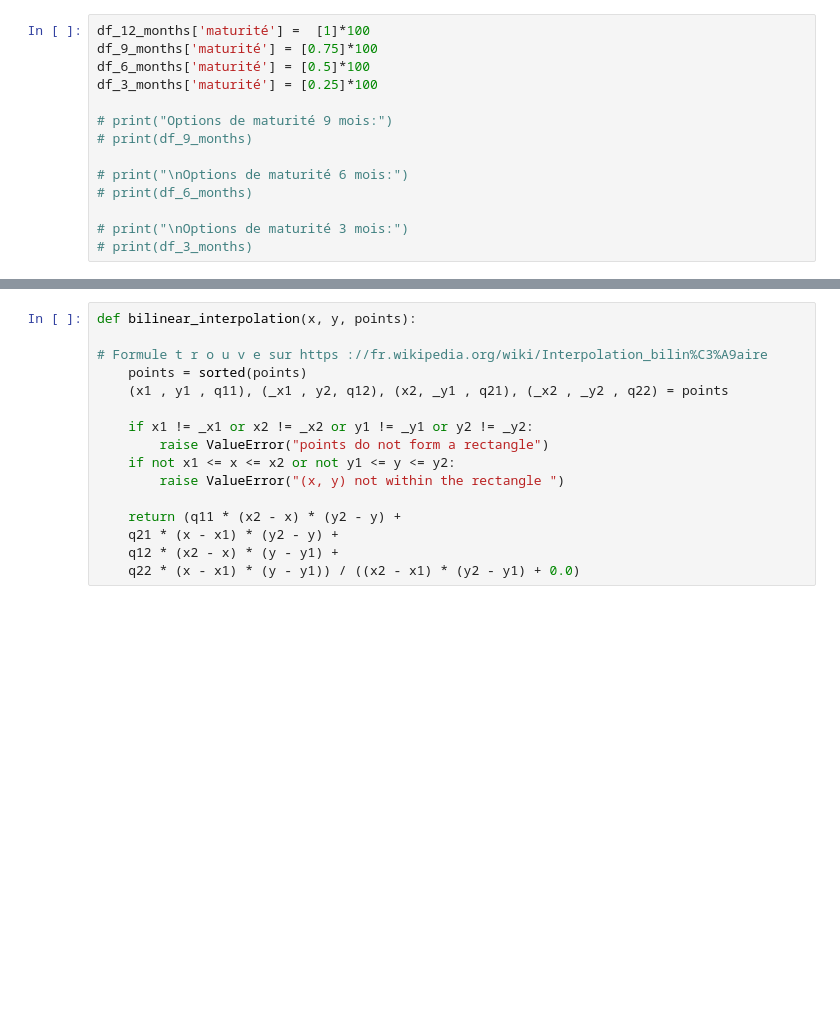
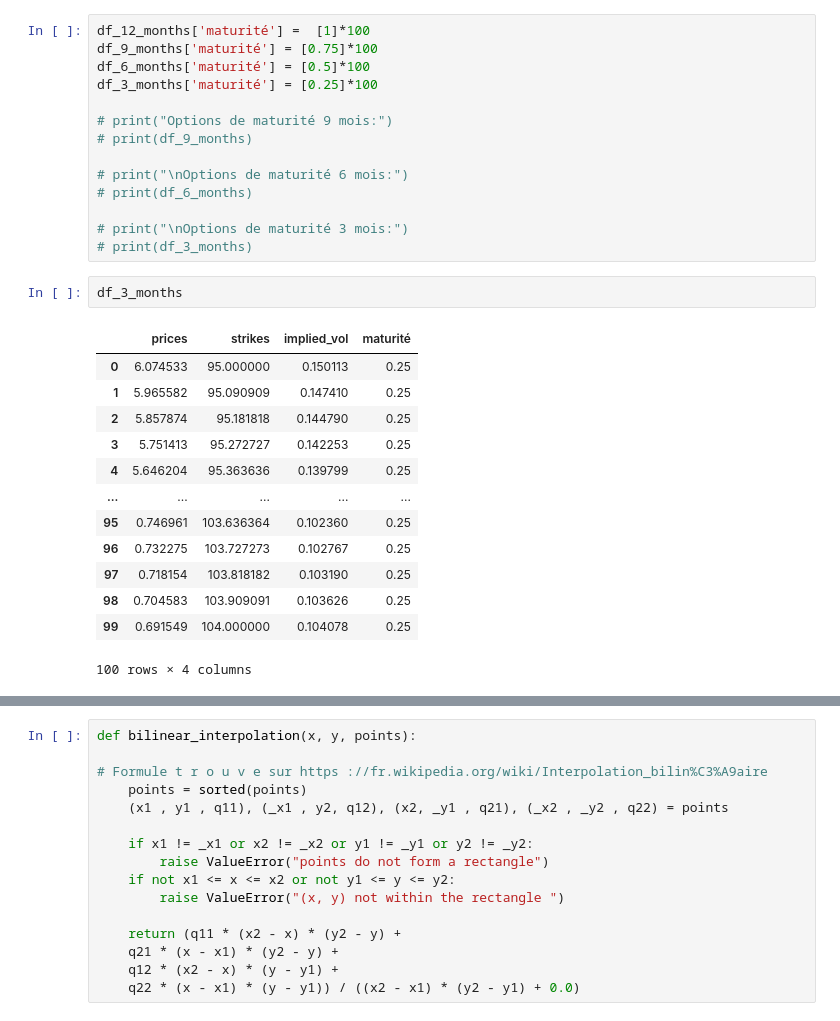
Before and after one commit to theomdvn/Calibration, a Jupyter notebook: Projet-Cal (1).ipynb, the cells around one changed output, grey strips where cells are left out. Drawn from its saved outputs; the diff is of its cells as text; blank space fills up the shorter version.

```diff
--- a/Projet-Cal (1).ipynb
+++ b/Projet-Cal (1).ipynb
@@ -323,6 +326,22 @@ df_3_months['maturité'] = [0.25]*100
 
 # print("\nOptions de maturité 3 mois:")
 # print(df_3_months)
+# %%
+df_3_months
+# %% [output]
+|  | prices | strikes | implied_vol | maturité |
+| 0 | 6.074533 | 95.000000 | 0.150113 | 0.25 |
+| 1 | 5.965582 | 95.090909 | 0.147410 | 0.25 |
+| 2 | 5.857874 | 95.181818 | 0.144790 | 0.25 |
+| 3 | 5.751413 | 95.272727 | 0.142253 | 0.25 |
+| 4 | 5.646204 | 95.363636 | 0.139799 | 0.25 |
+| ... | ... | ... | ... | ... |
+| 95 | 0.746961 | 103.636364 | 0.102360 | 0.25 |
+| 96 | 0.732275 | 103.727273 | 0.102767 | 0.25 |
+| 97 | 0.718154 | 103.818182 | 0.103190 | 0.25 |
+| 98 | 0.704583 | 103.909091 | 0.103626 | 0.25 |
+| 99 | 0.691549 | 104.000000 | 0.104078 | 0.25 |
+100 rows × 4 columns
 # %%
 df_concatenated = pd.concat([df_12_months,df_9_months, df_6_months, df_3_months])
 
```
Also changed, not shown: parts of 26 cells of this notebook.
